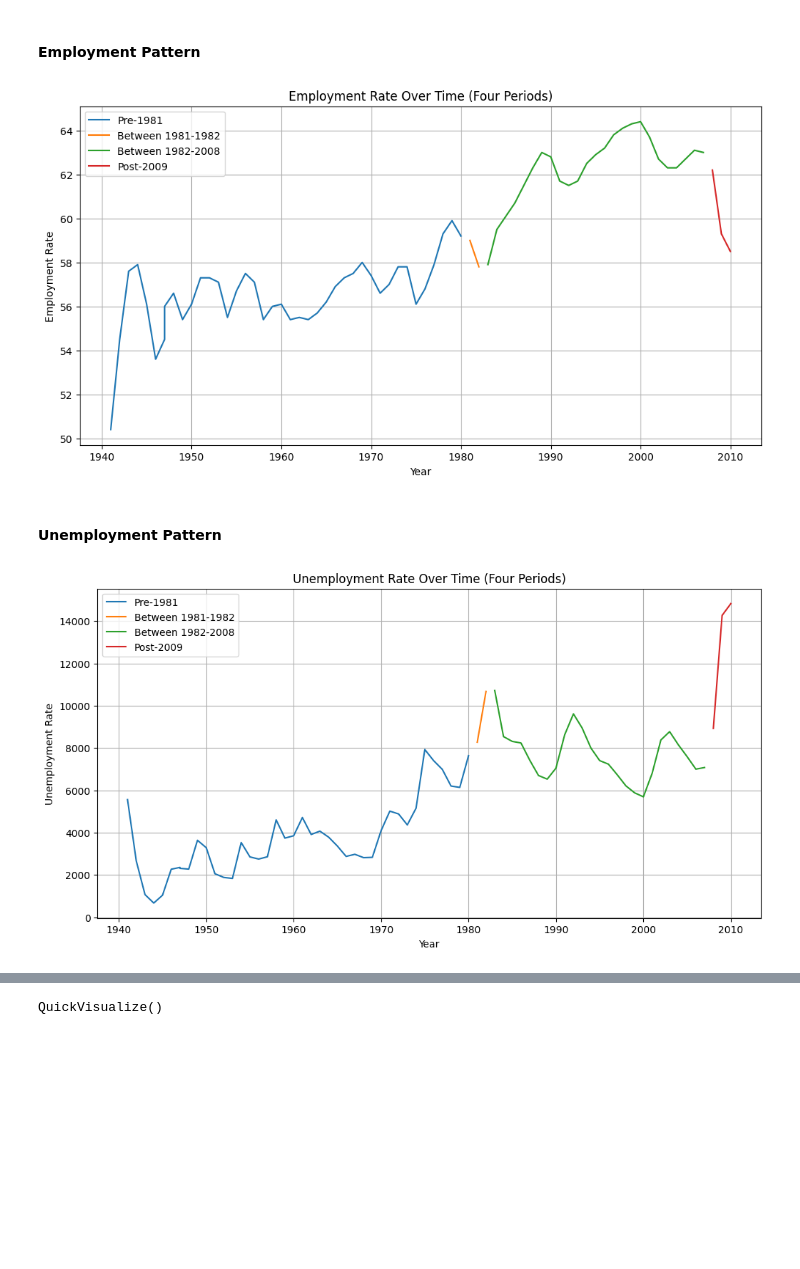
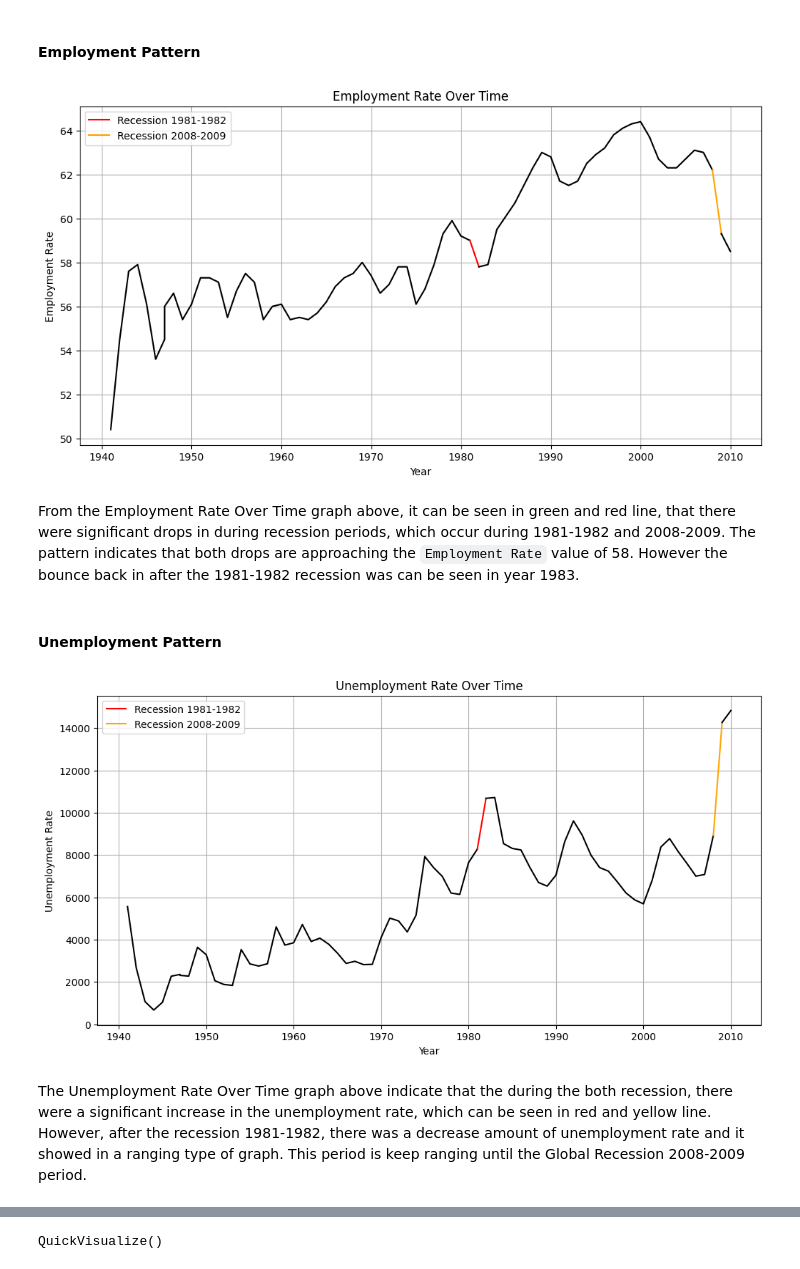
Before and after one commit to JinnOppa/Crime-Rate-LA, a Jupyter notebook: Analysis.ipynb, the cells around one changed output, grey strips where cells are left out. Cells and saved outputs as stored; diff of their text form; code cells hidden in the pictures; blank space fills up the shorter version.

```diff
--- a/Analysis.ipynb
+++ b/Analysis.ipynb
@@ -497,33 +499,33 @@ plt.show()
 # %%
 recession1_start_year = 1981
 recession1_end_year = 1982
 recession2_start_year = 2008
 recession2_end_year = 2009
 
-pre_1981_mask = (data['year'] < recession1_start_year)
+pre_1981_mask = (data['year'] <= recession1_start_year)
 between_1981_1982_mask = ((data['year'] >= recession1_start_year) & (data['year'] <= recession1_end_year))
-between_1982_2008_mask = ((data['year'] > recession1_end_year) & (data['year'] < recession2_start_year))
-post_2009_mask = (data['year'] >= recession2_start_year)
-
-pre_1981_data = data[pre_1981_mask]
-between_1981_1982_data = data[between_1981_1982_mask]
-between_1982_2008_data = data[between_1982_2008_mask]
-post_2009_data = data[post_2009_mask]
+between_1982_2008_mask = ((data['year'] >= recession1_end_year) & (data['year'] <= recession2_start_year))
+between_2008_2009_mask = ((data['year'] >= recession2_start_year) & (data['year'] <= recession2_end_year))
+post_2009_mask = (data['year'] >= recession2_end_year)
 
 plt.figure(figsize=(12, 6))
-plt.plot(pre_1981_data['year'], pre_1981_data['employed_percent'], label='Pre-1981')
-plt.plot(between_1981_1982_data['year'], between_1981_1982_data['employed_percent'], label='Between 1981-1982')
-plt.plot(between_1982_2008_data['year'], between_1982_2008_data['employed_percent'], label='Between 1982-2008')
-plt.plot(post_2009_data['year'], post_2009_data['employed_percent'], label='Post-2009')
 
-plt.title('Employment Rate Over Time (Four Periods)')
+plt.plot(data[pre_1981_mask]['year'], data[pre_1981_mask]['employed_percent'], color='black')
+plt.plot(data[between_1981_1982_mask]['year'], data[between_1981_1982_mask]['employed_percent'], color='red', label='Recession 1981-1982')
+plt.plot(data[between_1982_2008_mask]['year'], data[between_1982_2008_mask]['employed_percent'], color='black')
+plt.plot(data[between_2008_2009_mask]['year'], data[between_2008_2009_mask]['employed_percent'], color='orange', label='Recession 2008-2009')
+plt.plot(data[post_2009_mask]['year'], data[post_2009_mask]['employed_percent'], color='black')
+
+plt.title('Employment Rate Over Time')
 plt.xlabel('Year')
 plt.ylabel('Employment Rate')
 plt.grid(True)
 plt.legend()
 plt.show()
 # %% [output]
-[figure, old version]
+[figure, new version]
+# %% [markdown]
+From the Employment Rate Over Time graph above, it can be seen in green and red line, that there were significant drops in during recession periods, which occur during 1981-1982 and 2008-2009. The pattern indicates that both drops are approaching the `Employment Rate` value of 58. However the bounce back in after the 1981-1982 recession was can be seen in year 1983.
 # %% [markdown]
 #### Unemployment Pattern
 # %%
@@ -532,27 +534,27 @@ recession1_end_year = 1982
 recession2_start_year = 2008
 recession2_end_year = 2009
 
-pre_1981_mask = (data['year'] < recession1_start_year)
+pre_1981_mask = (data['year'] <= recession1_start_year)
 between_1981_1982_mask = ((data['year'] >= recession1_start_year) & (data['year'] <= recession1_end_year))
-between_1982_2008_mask = ((data['year'] > recession1_end_year) & (data['year'] < recession2_start_year))
-post_2009_mask = (data['year'] >= recession2_start_year)
-
-pre_1981_data = data[pre_1981_mask]
-between_1981_1982_data = data[between_1981_1982_mask]
-between_1982_2008_data = data[between_1982_2008_mask]
-post_2009_data = data[post_2009_mask]
+between_1982_2008_mask = ((data['year'] >= recession1_end_year) & (data['year'] <= recession2_start_year))
+between_2008_2009_mask = ((data['year'] >= recession2_start_year) & (data['year'] <= recession2_end_year))
+post_2009_mask = (data['year'] >= recession2_end_year)
 
 plt.figure(figsize=(12, 6))
-plt.plot(pre_1981_data['year'], pre_1981_data['unemployed'], label='Pre-1981')
-plt.plot(between_1981_1982_data['year'], between_1981_1982_data['unemployed'], label='Between 1981-1982')
-plt.plot(between_1982_2008_data['year'], between_1982_2008_data['unemployed'], label='Between 1982-2008')
-plt.plot(post_2009_data['year'], post_2009_data['unemployed'], label='Post-2009')
 
-plt.title('Unemployment Rate Over Time (Four Periods)')
+plt.plot(data[pre_1981_mask]['year'], data[pre_1981_mask]['unemployed'], color='black')
+plt.plot(data[between_1981_1982_mask]['year'], data[between_1981_1982_mask]['unemployed'], color='red', label='Recession 1981-1982')
+plt.plot(data[between_1982_2008_mask]['year'], data[between_1982_2008_mask]['unemployed'], color='black')
+plt.plot(data[between_2008_2009_mask]['year'], data[between_2008_2009_mask]['unemployed'], color='orange', label='Recession 2008-2009')
+plt.plot(data[post_2009_mask]['year'], data[post_2009_mask]['unemployed'], color='black')
+
+plt.title('Unemployment Rate Over Time')
 plt.xlabel('Year')
 plt.ylabel('Unemployment Rate')
 plt.grid(True)
 plt.legend()
 plt.show()
 # %% [output]
-[figure, old version]
+[figure, new version]
+# %% [markdown]
+The Unemployment Rate Over Time graph above indicate that the during the both recession, there were a significant increase in the unemployment rate, which can be seen in red and yellow line. However, after the recession 1981-1982, there was a decrease amount of unemployment rate and it showed in a ranging type of graph. This period is keep ranging until the Global Recession 2008-2009 period.
```
Also changed, not shown: parts of 6 cells of this notebook.
